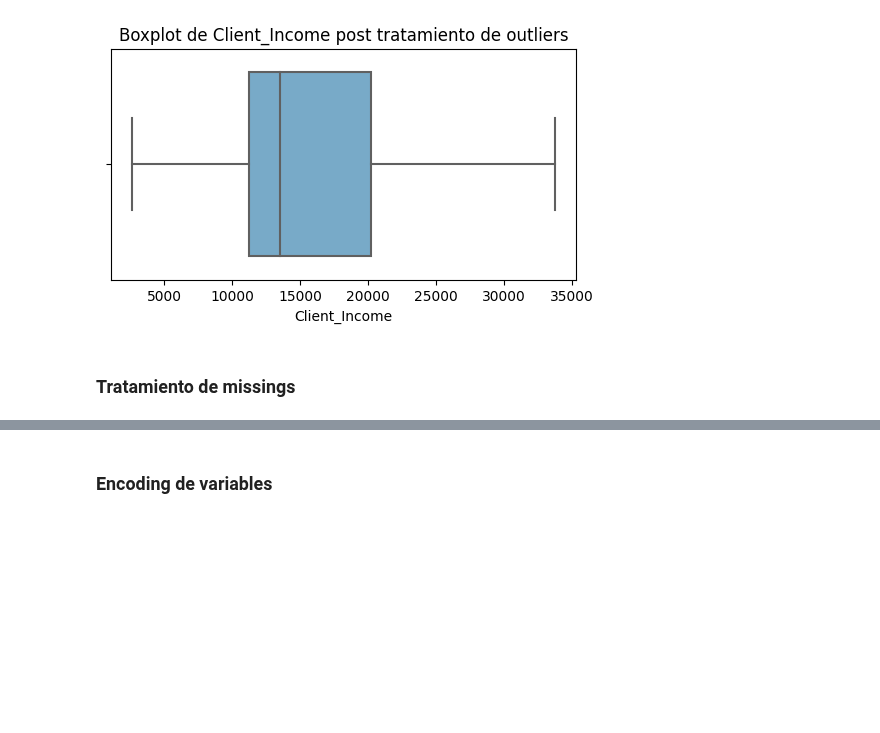
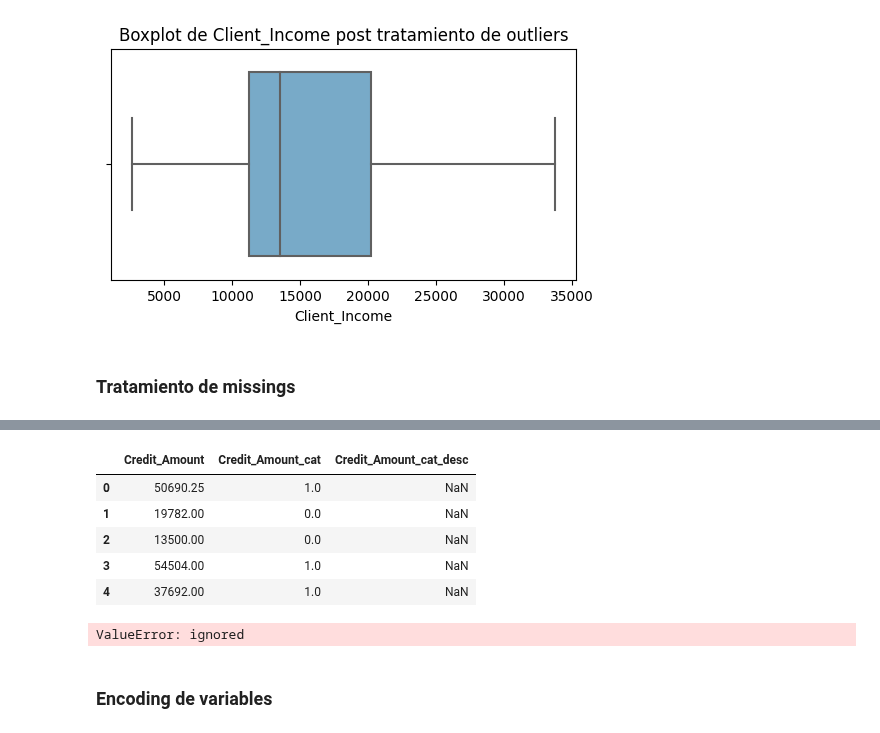
Before and after one commit to JCaballerot/Credit-Scoring, a Jupyter notebook: CreditScoring/00. Lab_Automobile_Scorecard.ipynb, the cells around one changed output, grey strips where cells are left out. Cells and saved outputs as stored; diff of their text form; code cells hidden in the pictures; blank space fills up the shorter version.

```diff
--- a/CreditScoring/00. Lab_Automobile_Scorecard.ipynb
+++ b/CreditScoring/00. Lab_Automobile_Scorecard.ipynb
@@ -289,3 +308,17 @@ discretizer = KBinsDiscretizer(n_bins = 5,
 # Aplicación
 train[[x + '_cat' for x in numeric_features]] = discretizer.transform(train[numeric_features]).astype(str)
 test[[x + '_cat' for x in numeric_features]] = discretizer.transform(test[numeric_features]).astype(str)
+# %%
+position = 0
+for column in discretizer.feature_names_in_[0:1]:
+  my_list = []
+  for x in range(discretizer.n_bins_[position]):
+    my_list.append(str(round(discretizer.bin_edges_[position][x], 2)) + ' a ' +
+                  str(round(discretizer.bin_edges_[position][x+1], 2)))
+
+  temp = pd.DataFrame({column + '_cat': range(0, discretizer.n_bins_[position]),
+                       column + '_cat_desc' : my_list})
+
+  train = pd.merge(train, temp, on = [column + '_cat'], how = 'left')
+  test  = pd.merge(test,  temp, on = [column + '_cat'], how = 'left')
+  position += 1
@@ -291,0 +378,10 @@ test[[x + '_cat' for x in numeric_features]] = discretizer.transform(test[numeri
+# %%
+
+test[['Credit_Amount', 'Credit_Amount_cat', 'Credit_Amount_cat_desc']].drop_duplicates().head()
+# %% [output]
+|  | Credit_Amount | Credit_Amount_cat | Credit_Amount_cat_desc |
+| 0 | 50690.25 | 1.0 | NaN |
+| 1 | 19782.00 | 0.0 | NaN |
+| 2 | 13500.00 | 0.0 | NaN |
+| 3 | 54504.00 | 1.0 | NaN |
+| 4 | 37692.00 | 1.0 | NaN |
@@ -291,0 +390,8 @@ test[[x + '_cat' for x in numeric_features]] = discretizer.transform(test[numeri
+# %%
+for column in numeric_features[0]:
+  position = numeric_features.index(column)
+  temp = pd.DataFrame({column : range(0, discretizer.n_bins_[position])})
+  temp['edges'] = discretizer.bin_edges_[position]
+temp
+# %% [output]
+ValueError: ignored
```
Also changed, not shown: parts of 14 cells of this notebook.
